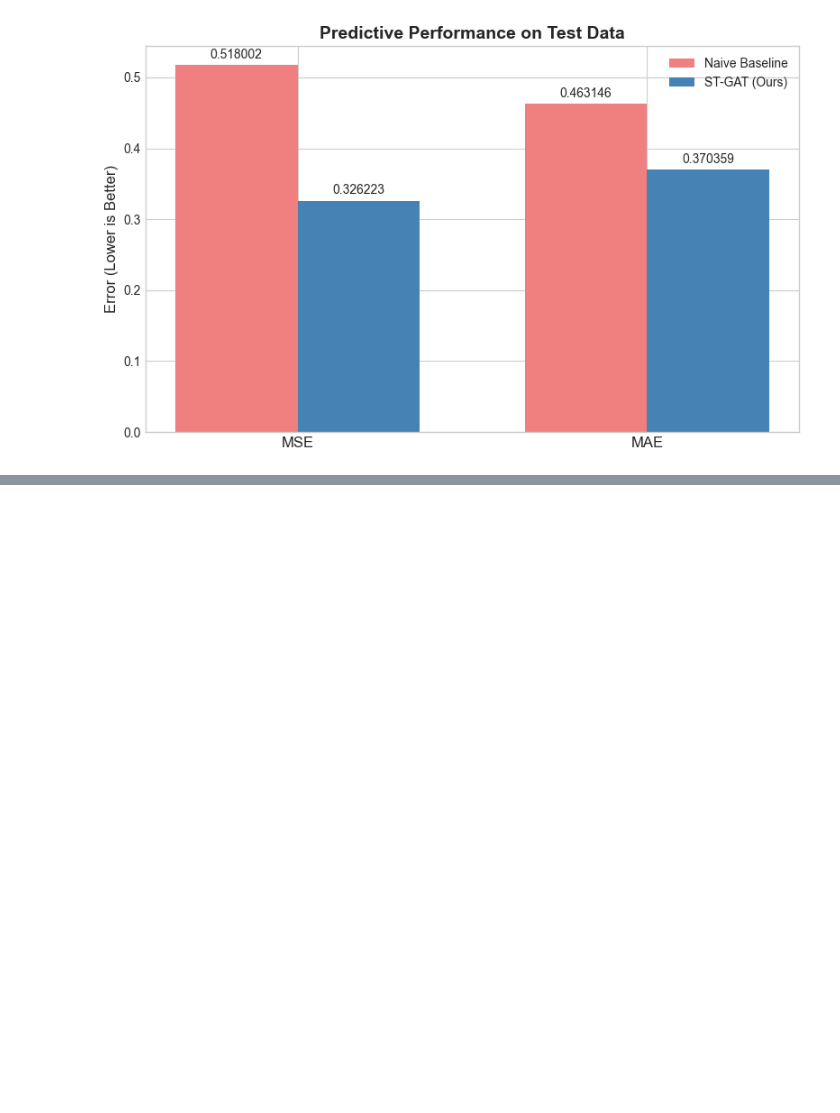
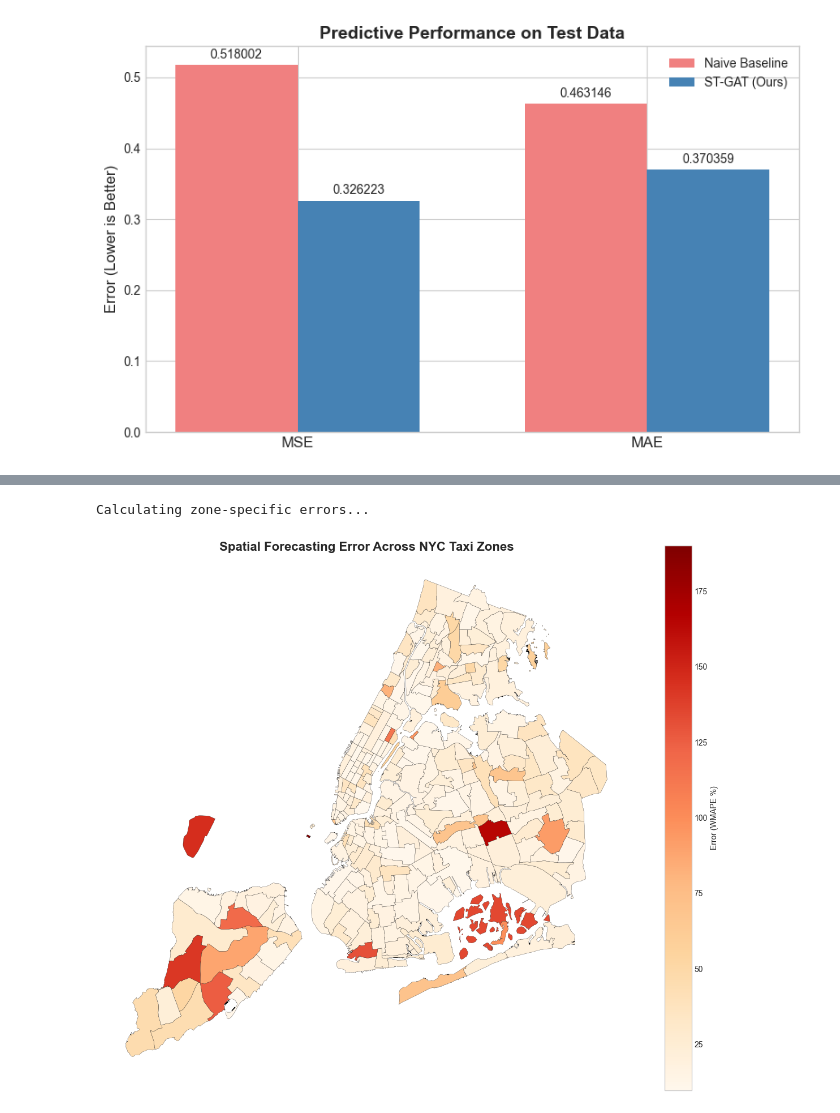
Before and after one commit to aaryakan7/NYC-Urban-Mobility-ST-GAT, a Jupyter notebook: notebooks/evaluate.ipynb, the cells around one changed output, grey strips where cells are left out. Drawn from its saved outputs; the diff is of its cells as text; code cells hidden in the pictures; blank space fills up the shorter version.

```diff
--- a/notebooks/evaluate.ipynb
+++ b/notebooks/evaluate.ipynb
@@ -121,3 +258,50 @@ plt.show()
+# %%
+print("Calculating zone-specific errors...")
+
+# Calculate WMAPE for each of the 263 individual zones
+zone_absolute_errors = np.sum(np.abs(actuals_real_2d - preds_real_2d), axis=0)
+zone_actuals = np.sum(actuals_real_2d, axis=0)
+
+# Calculate percentage error, avoid division by zero for empty zones
+zone_wmape = np.zeros(num_zones)
+for i in range(num_zones):
+    if zone_actuals[i] == 0:
+        zone_wmape[i] = 0
+    else:
+        zone_wmape[i] = (zone_absolute_errors[i] / zone_actuals[i]) * 100
+
+# Load Taxi Zone Shapefile
+try:
+    gdf = gpd.read_file('../data/taxi_zones/taxi_zones.shp')
+
+    # Create a DataFrame of errors and merge it with map
+    error_df = pd.DataFrame({
+        'LocationID': range(1, num_zones + 1),
+        'WMAPE': zone_wmape
+    })
+
+    # Merge errors into geographic data
+    gdf_mapped = gdf.merge(error_df, on='LocationID', how='left')
+
+    # Plot the Heatmap
+    fig, ax = plt.subplots(figsize=(12, 10))
+
+    # Using Orange-Red colormap: Darker red = higher error
+    gdf_mapped.plot(column='WMAPE', cmap='OrRd', legend=True,
+                    legend_kwds={'label': "Error (WMAPE %)", 'orientation': "vertical"},
+                    edgecolor='black', linewidth=0.2, ax=ax)
+
+    ax.set_title('Spatial Forecasting Error Across NYC Taxi Zones', fontsize=16, fontweight='bold')
+    ax.axis('off')
+
+    plt.tight_layout()
+    plt.show()
+
+except FileNotFoundError:
+    print("Could not find the shapefile at '../data/taxi_zones/taxi_zones.shp'. Please check the path!")
+# %% [output]
+Calculating zone-specific errors...
+[figure, added]
 # %%
 # Permutation Feature Importance
 print("Running Permutation Feature Importance...")
```
Also changed, not shown: parts of 9 cells of this notebook.
